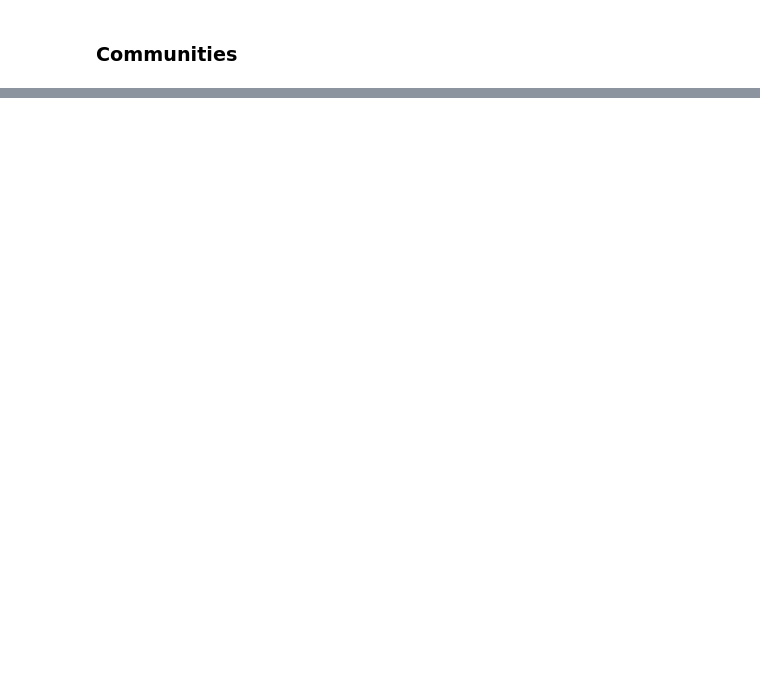
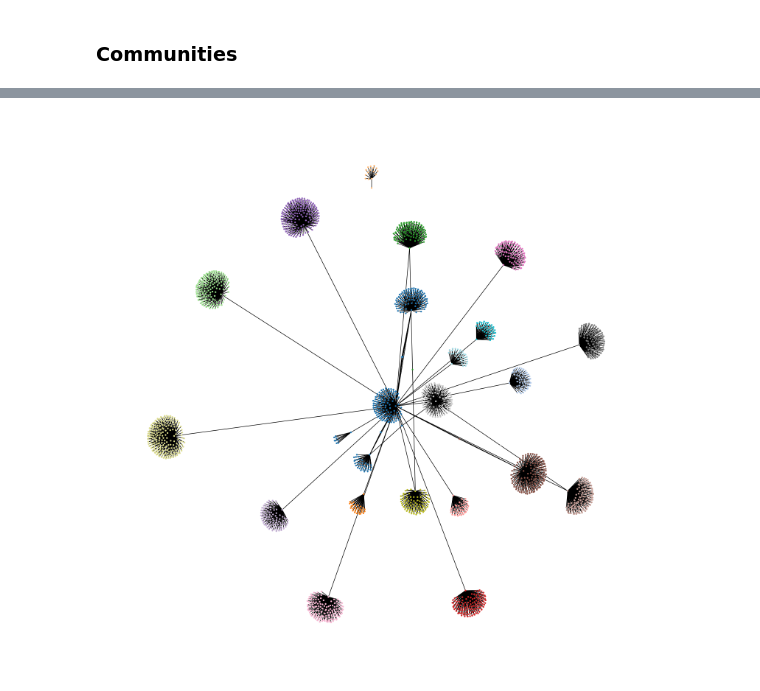
Before and after one commit to Master-HPC-2025/SNA-steam, a Jupyter notebook: project.ipynb, the cells around one changed output, grey strips where cells are left out. Saved outputs shown, nothing was run; the diff lists cells and outputs as text; code cells hidden in the pictures; blank space fills up the shorter version.

Commit message:
added communities

```diff
--- a/project.ipynb
+++ b/project.ipynb
@@ -406,0 +481,3 @@ NetworkXError: Graph is not connected.
+# %%
+for i, comm in enumerate(best_communities, start=1):
+    print(f"Community {i}: {len(comm)} nodes")
@@ -406,0 +505,15 @@ NetworkXError: Graph is not connected.
+# %%
+node2com = {}
+for com_id, comm in enumerate(best_communities):
+    for node in comm:
+        node2com[node] = com_id
+
+colors = [node2com[n] for n in G.nodes()]
+
+plt.figure(figsize=(15 ,15))
+nx.draw_spring(G, node_color=colors, cmap=plt.cm.tab20,
+               node_size=10, linewidths=0.1)
+plt.axis('off')
+plt.show()
+# %% [output]
+[figure, added]
```
Also changed, not shown: parts of 8 cells of this notebook.
